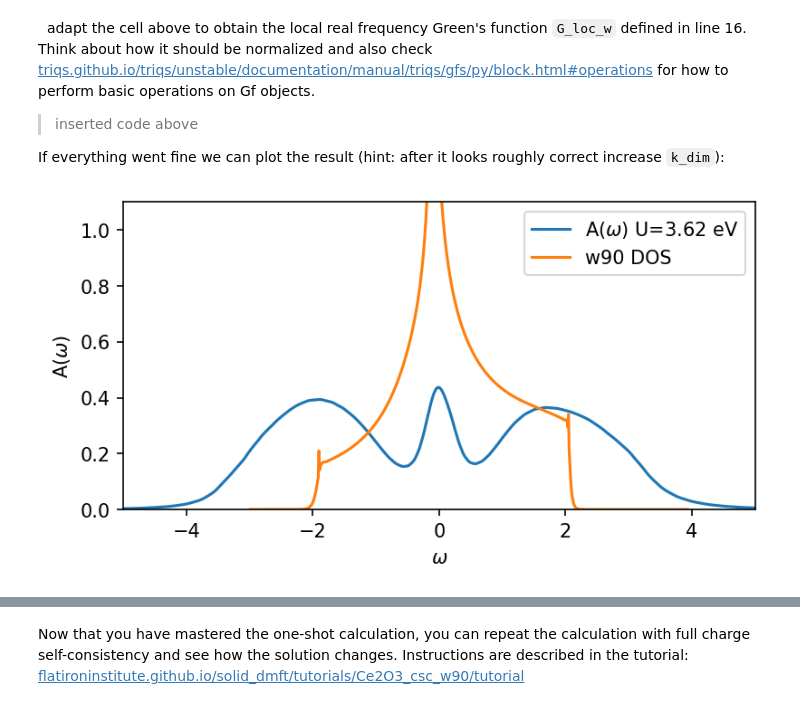
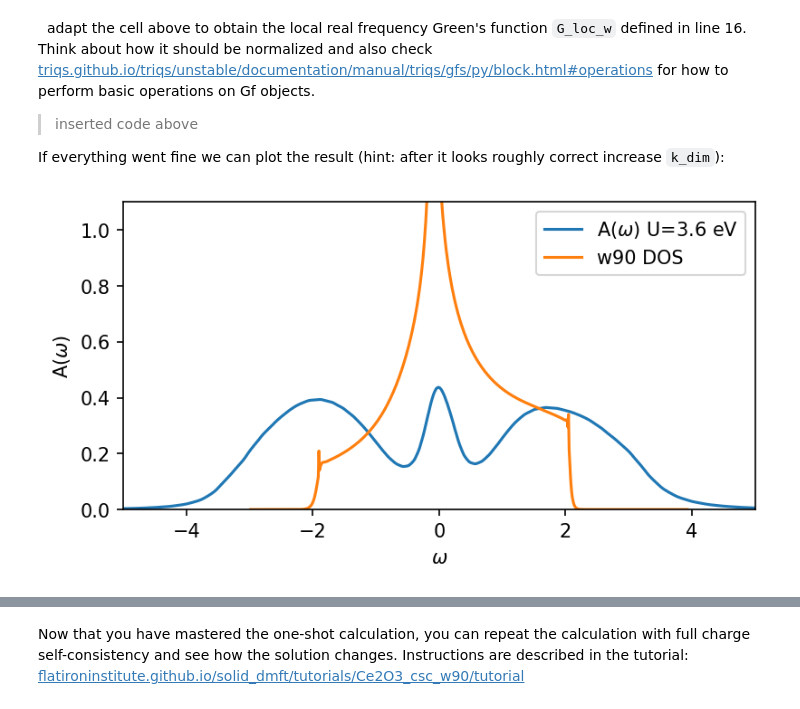
Before and after one commit to TRIQS/tutorials, a Jupyter notebook: AbinitioDMFT/solutions/01s-solid_dmft.ipynb, the cells around one changed output, grey strips where cells are left out. Cells and saved outputs as stored; diff of their text form; code cells hidden in the pictures.

```diff
--- a/AbinitioDMFT/solutions/01s-solid_dmft.ipynb
+++ b/AbinitioDMFT/solutions/01s-solid_dmft.ipynb
@@ -599,16 +601,16 @@ If everything went fine we can plot the result (hint: after it looks roughly cor
 # %%
 fig, ax = plt.subplots(1,dpi=150,figsize=(6,3))
 
-ax.oplot(-1/np.pi*G_loc_w.imag, label=r'A($\omega$) U=3.62 eV')
+ax.oplot(-1/np.pi*G_loc_w.imag, label=r'A($\omega$) U=3.6 eV')
 
 ax.plot(w90_dos[:,0]-fermi,w90_dos[:,1], label='w90 DOS')
 
 
 ax.set_ylabel(r'A($\omega$)')
 ax.set_xlabel(r'$\omega$')
 ax.set_xlim(-5,5)
 ax.set_ylim(0,1.1)
 ax.legend()
 plt.show()
 # %% [output]
-[figure, old version]
+[figure, new version]
```
Also changed, not shown: parts of 15 cells of this notebook, 4 other files.
